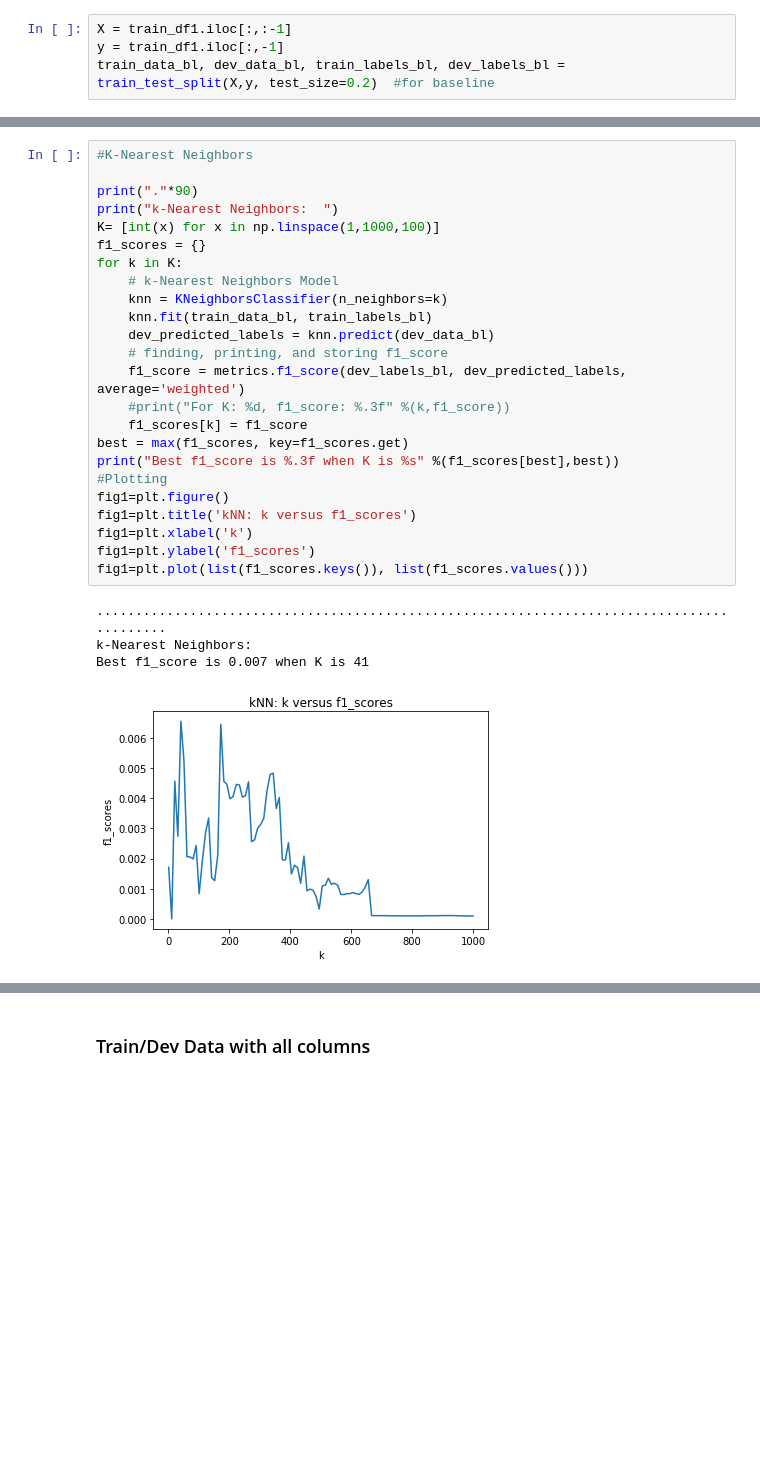
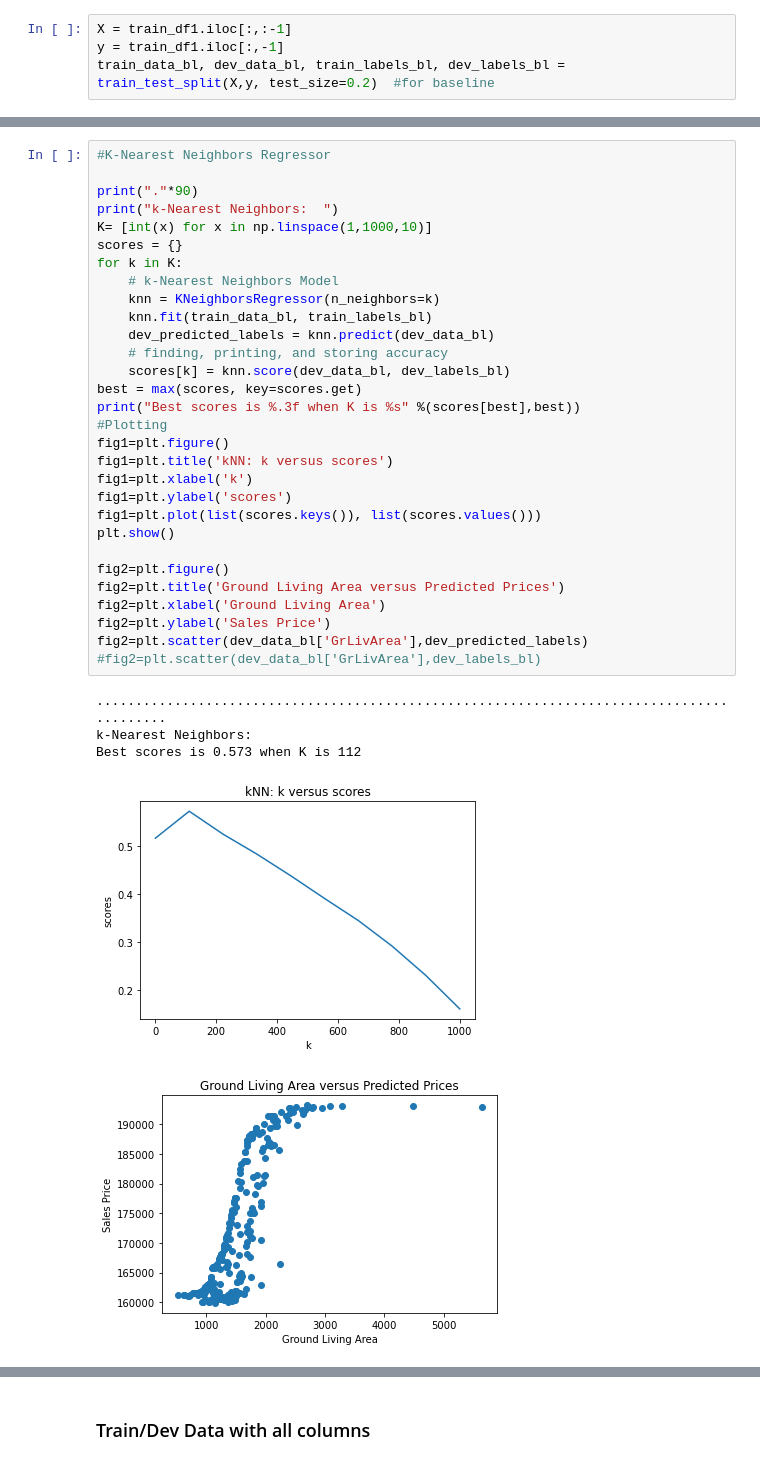
Before and after one commit to CSJohnLee/house_price_prediction, a Jupyter notebook: house_price_lee.ipynb, the cells around one changed output, grey strips where cells are left out. Saved outputs shown, nothing was run; the diff lists cells and outputs as text; blank space fills up the shorter version.

```diff
--- a/house_price_lee.ipynb
+++ b/house_price_lee.ipynb
@@ -301,29 +291,36 @@ Accuracy: 0.6929913885569763
 # %%
-#K-Nearest Neighbors
+#K-Nearest Neighbors Regressor
 
 print("."*90)
 print("k-Nearest Neighbors:  ")
-K= [int(x) for x in np.linspace(1,1000,100)]
-f1_scores = {}
+K= [int(x) for x in np.linspace(1,1000,10)]
+scores = {}
 for k in K:
     # k-Nearest Neighbors Model
-    knn = KNeighborsClassifier(n_neighbors=k)
+    knn = KNeighborsRegressor(n_neighbors=k)
     knn.fit(train_data_bl, train_labels_bl)
     dev_predicted_labels = knn.predict(dev_data_bl)
-    # finding, printing, and storing f1_score
-    f1_score = metrics.f1_score(dev_labels_bl, dev_predicted_labels, average='weighted')
-    #print("For K: %d, f1_score: %.3f" %(k,f1_score))
-    f1_scores[k] = f1_score
-best = max(f1_scores, key=f1_scores.get)
-print("Best f1_score is %.3f when K is %s" %(f1_scores[best],best))
+    # finding, printing, and storing accuracy
+    scores[k] = knn.score(dev_data_bl, dev_labels_bl)
+best = max(scores, key=scores.get)
+print("Best scores is %.3f when K is %s" %(scores[best],best))
 #Plotting
 fig1=plt.figure()
-fig1=plt.title('kNN: k versus f1_scores')
+fig1=plt.title('kNN: k versus scores')
 fig1=plt.xlabel('k')
-fig1=plt.ylabel('f1_scores')
-fig1=plt.plot(list(f1_scores.keys()), list(f1_scores.values()))
+fig1=plt.ylabel('scores')
+fig1=plt.plot(list(scores.keys()), list(scores.values()))
+plt.show()
+
+fig2=plt.figure()
+fig2=plt.title('Ground Living Area versus Predicted Prices')
+fig2=plt.xlabel('Ground Living Area')
+fig2=plt.ylabel('Sales Price')
+fig2=plt.scatter(dev_data_bl['GrLivArea'],dev_predicted_labels)
+#fig2=plt.scatter(dev_data_bl['GrLivArea'],dev_labels_bl)
 # %% [output]
 ..........................................................................................
 k-Nearest Neighbors:
-Best f1_score is 0.007 when K is 41
+Best scores is 0.573 when K is 112
-[figure, old version]
+[figure, new version]
+[figure, added]
```
Also changed, not shown: parts of 24 cells of this notebook.
